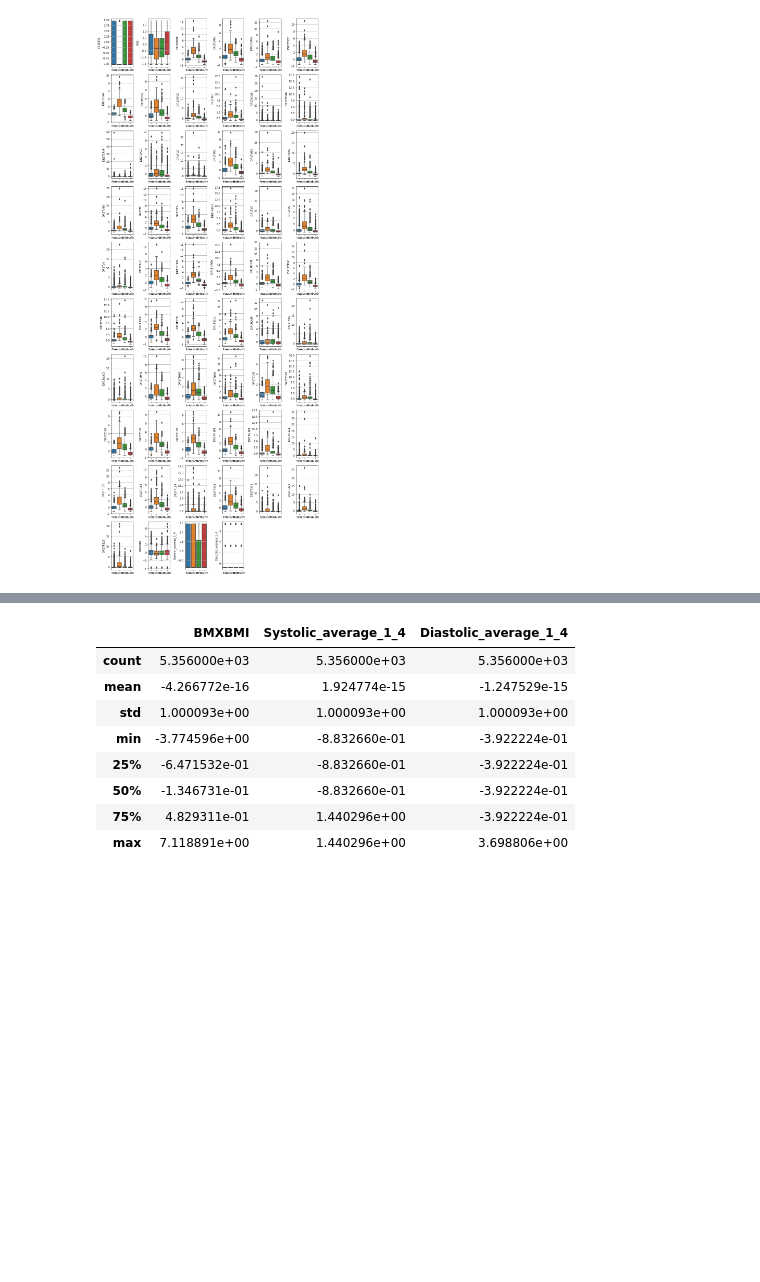
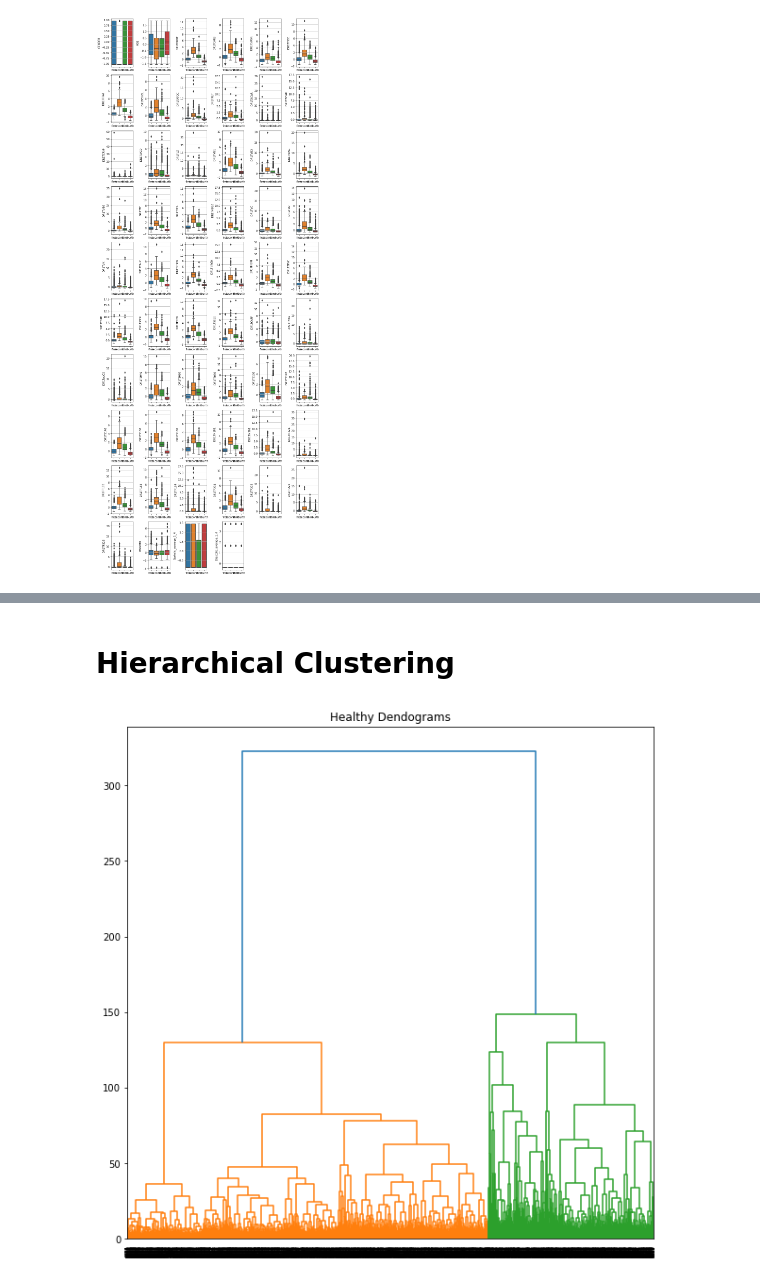
Before and after one commit to gianluigimazzaglia/PublicHealth_project, a Jupyter notebook: PublichHealth_db1.ipynb, the cells around one changed output, grey strips where cells are left out. Drawn from its saved outputs; the diff is of its cells as text; code cells hidden in the pictures; blank space fills up the shorter version.

```diff
--- a/PublichHealth_db1.ipynb
+++ b/PublichHealth_db1.ipynb
@@ -680,12 +633,10 @@ plt.show()
-# %%
-scaled3.describe()
-# %% [output]
-|  | BMXBMI | Systolic_average_1_4 | Diastolic_average_1_4 |
-| count | 5.356000e+03 | 5.356000e+03 | 5.356000e+03 |
-| mean | -4.266772e-16 | 1.924774e-15 | -1.247529e-15 |
-| std | 1.000093e+00 | 1.000093e+00 | 1.000093e+00 |
-| min | -3.774596e+00 | -8.832660e-01 | -3.922224e-01 |
-| 25% | -6.471532e-01 | -8.832660e-01 | -3.922224e-01 |
-| 50% | -1.346731e-01 | -8.832660e-01 | -3.922224e-01 |
-| 75% | 4.829311e-01 | 1.440296e+00 | -3.922224e-01 |
-| max | 7.118891e+00 | 1.440296e+00 | 3.698806e+00 |
+# %% [markdown]
+# Hierarchical Clustering
+# %%
+import scipy.cluster.hierarchy as shc
+
+plt.figure(figsize=(10, 10))
+plt.title("Healthy Dendograms")
+dend = shc.dendrogram(shc.linkage(scaled1, method='ward'))
+# %% [output]
+[figure, added]
```
Also changed, not shown: parts of 46 cells of this notebook.
